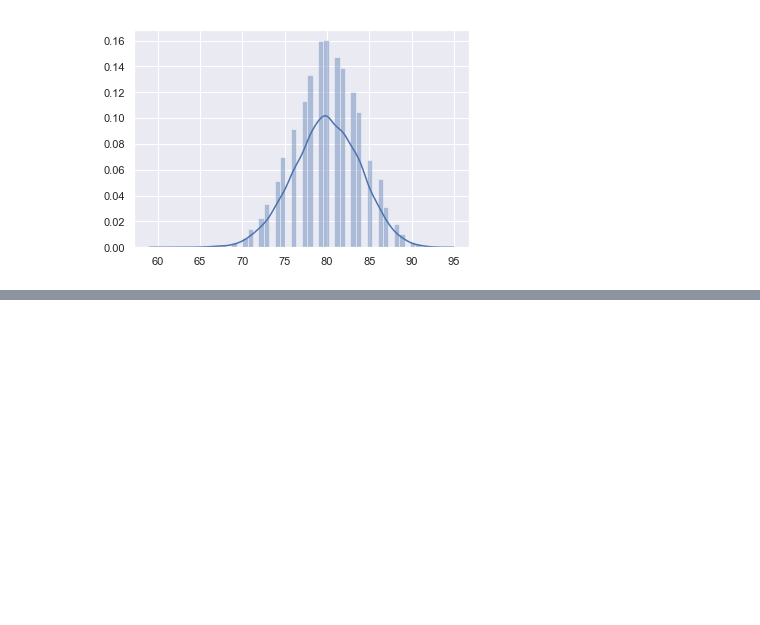
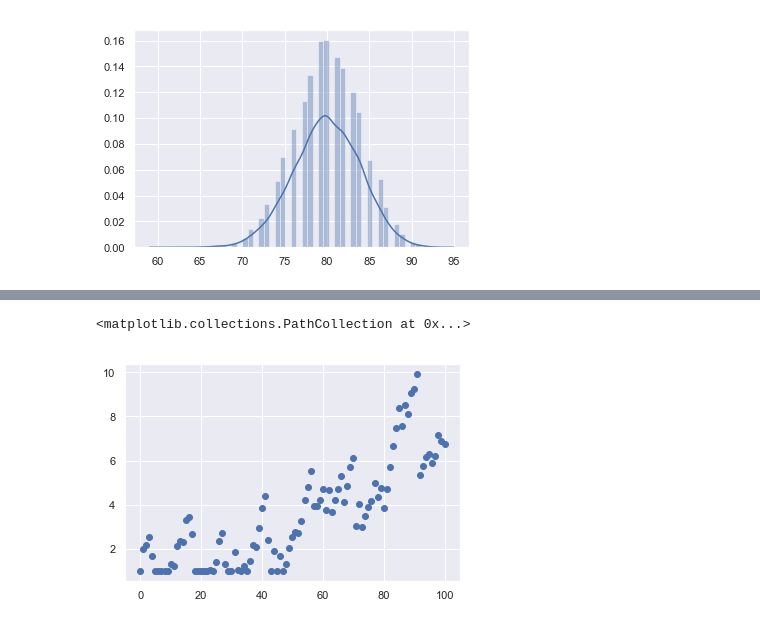
Before and after one commit to Aethyn/LinearRegressionTraining, a Jupyter notebook: TPRegressionLineaire.ipynb, the cells around one changed output, grey strips where cells are left out. Cells and saved outputs as stored; diff of their text form; code cells hidden in the pictures; blank space fills up the shorter version.

```diff
--- a/TPRegressionLineaire.ipynb
+++ b/TPRegressionLineaire.ipynb
@@ -66,0 +102,6 @@ sns.distplot(stats)
+# %%
+# On fait un graphe avec les résultats
+plt.scatter(range(len(stats)), stats)
+# %% [output]
+<matplotlib.collections.PathCollection at 0x...>
+[figure, added]
```
Also changed, not shown: parts of 7 cells of this notebook.
